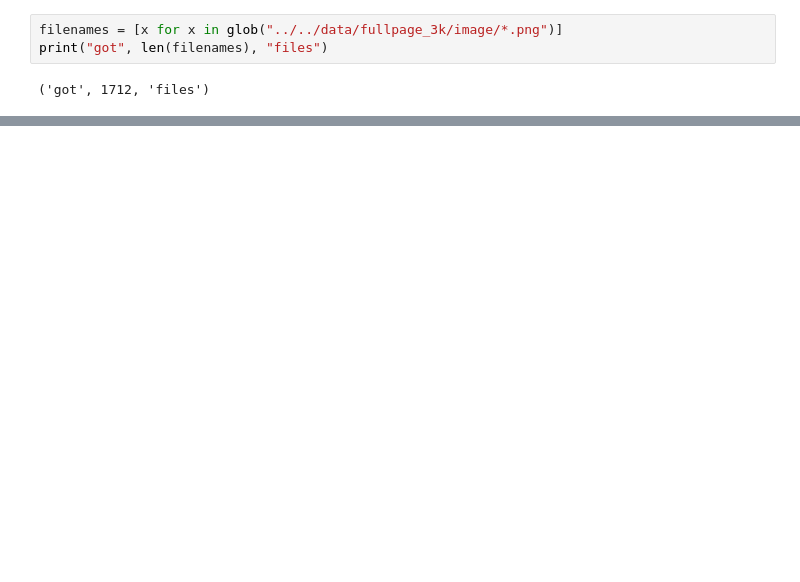
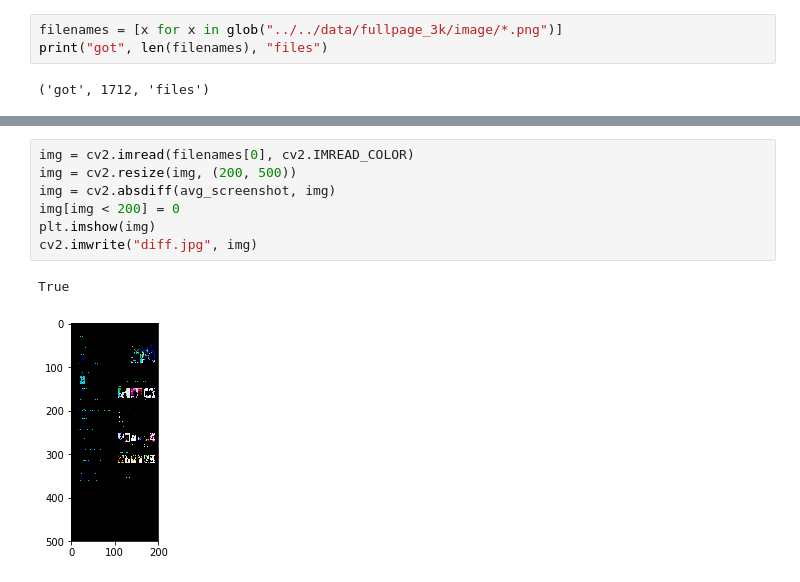
Before and after one commit to cscenter/project_screenshots, a Jupyter notebook: research/average_screenshot/mean_histogram.ipynb, the cells around one changed output, grey strips where cells are left out. Drawn from its saved outputs; the diff is of its cells as text; blank space fills up the shorter version.

```diff
--- a/research/average_screenshot/mean_histogram.ipynb
+++ b/research/average_screenshot/mean_histogram.ipynb
@@ -21,0 +63,10 @@ print(histograms.shape)
+# %%
+img = cv2.imread(filenames[0], cv2.IMREAD_COLOR)
+img = cv2.resize(img, (200, 500))
+img = cv2.absdiff(avg_screenshot, img)
+img[img < 200] = 0
+plt.imshow(img)
+cv2.imwrite("diff.jpg", img)
+# %% [output]
+True
+[figure, added]
```
Also changed, not shown: parts of 9 cells of this notebook.
